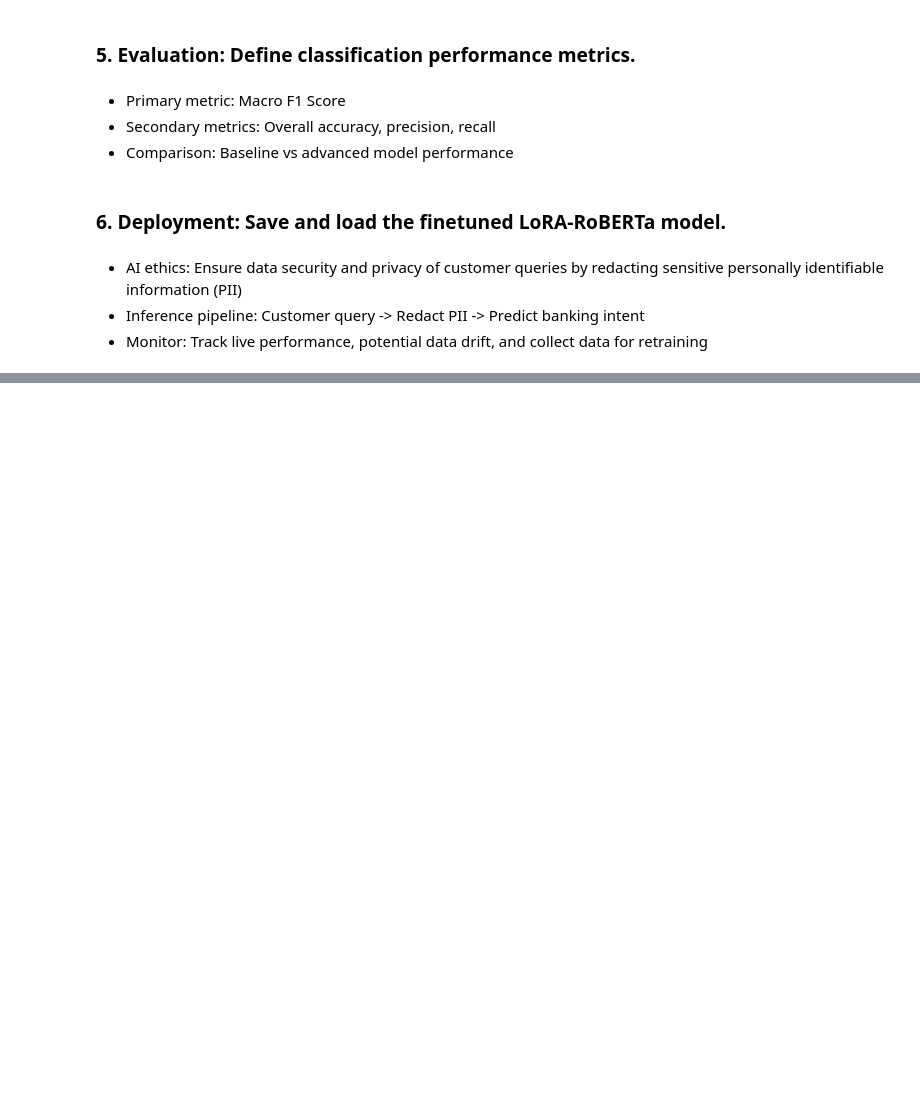
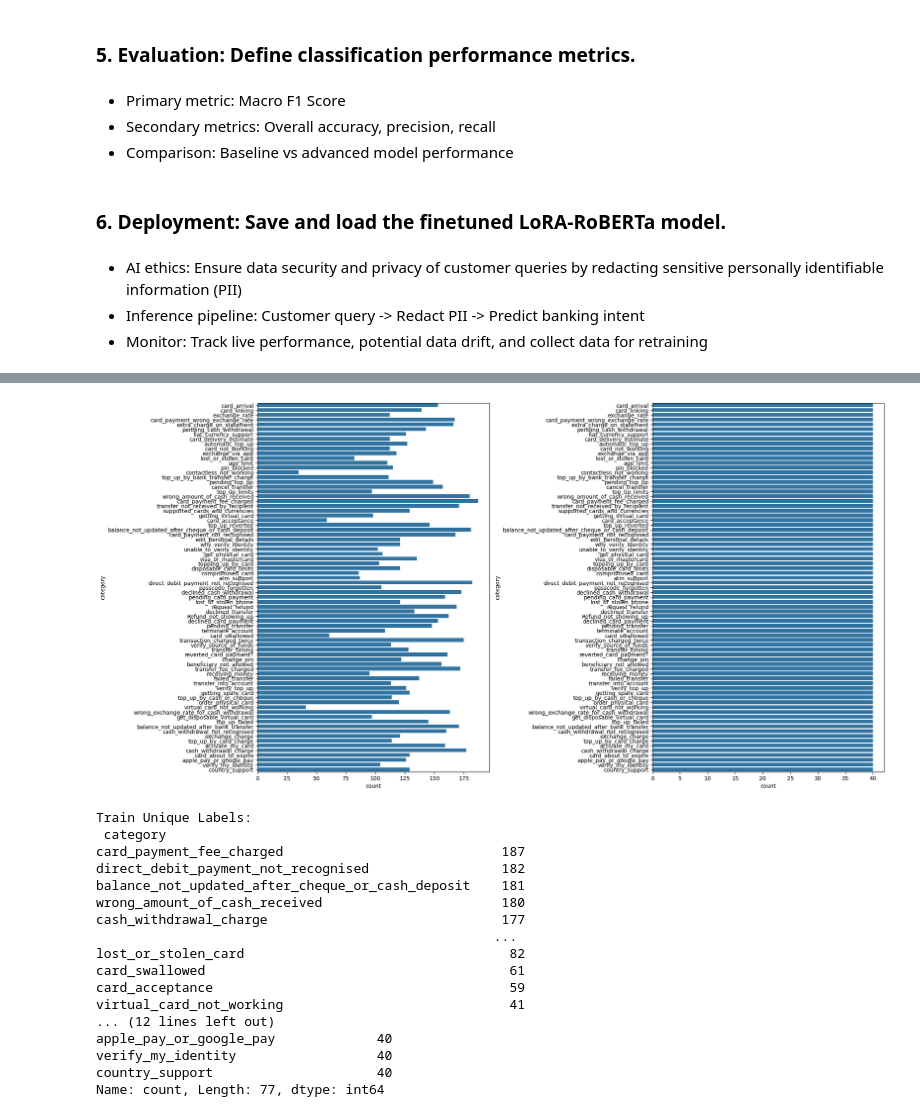
Before and after one commit to alexdimmock95/engineer-neural-networks-portfolio-project, a Jupyter notebook: banking_classification_BERT.ipynb, the cells around one changed output, grey strips where cells are left out. Drawn from its saved outputs; the diff is of its cells as text; code cells hidden in the pictures; blank space fills up the shorter version.

```diff
--- a/banking_classification_BERT.ipynb
+++ b/banking_classification_BERT.ipynb
@@ -58,0 +66,17 @@ ERROR: No matching distribution found for torchaudio==2.1.0
+# %%
+# Import the datasets
+train = pd.read_csv('/Users/Alex/Documents/Coding/3. AI Engineer Career Path/engineer-neural-networks-portfolio-project/datasets/banking77_train.csv')
+test = pd.read_csv('/Users/Alex/Documents/Coding/3. AI Engineer Career Path/engineer-neural-networks-portfolio-project/datasets/banking77_test.csv')
+
+# Print key info
+print("Train DataFrame:")
+print("\nInfo: \n", train.info())
+print("\nNull Values: \n", train.isna().sum())
+print("\nInitial Values: \n", train.head())
+print("\nShape: \n", train.shape)
+
+print("\nTest DataFrame:")
+print("\nInfo: \n", test.info())
+print("\nNull Values: \n", test.isna().sum())
+print("\nInitial Values: \n", test.head())
+print("\nShape: \n", test.shape)
@@ -58,0 +101,32 @@ ERROR: No matching distribution found for torchaudio==2.1.0
+# %%
+# Calculate number of unique labels
+train_label_count = train.value_counts("category")
+
+
+fig, (ax1, ax2) = plt.subplots(1, 2, figsize=(20, 10))
+sns.countplot(data=train, y="category", ax=ax1)
+sns.countplot(data=test, y="category", ax=ax2)
+plt.tight_layout()
+plt.show()
+
+print("\nTrain Unique Labels: \n", train_label_count)
+print("\Test Unique Labels: \n", test.value_counts("category"))
+# %% [output]
+[figure, added]
+Train Unique Labels:
+ category
+card_payment_fee_charged                            187
+direct_debit_payment_not_recognised                 182
+balance_not_updated_after_cheque_or_cash_deposit    181
+wrong_amount_of_cash_received                       180
+cash_withdrawal_charge                              177
+                                                   ...
+lost_or_stolen_card                                  82
+card_swallowed                                       61
+card_acceptance                                      59
+virtual_card_not_working                             41
+... (12 lines left out)
+apple_pay_or_google_pay             40
+verify_my_identity                  40
+country_support                     40
+Name: count, Length: 77, dtype: int64
```
Also changed, not shown: parts of 5 cells of this notebook.
